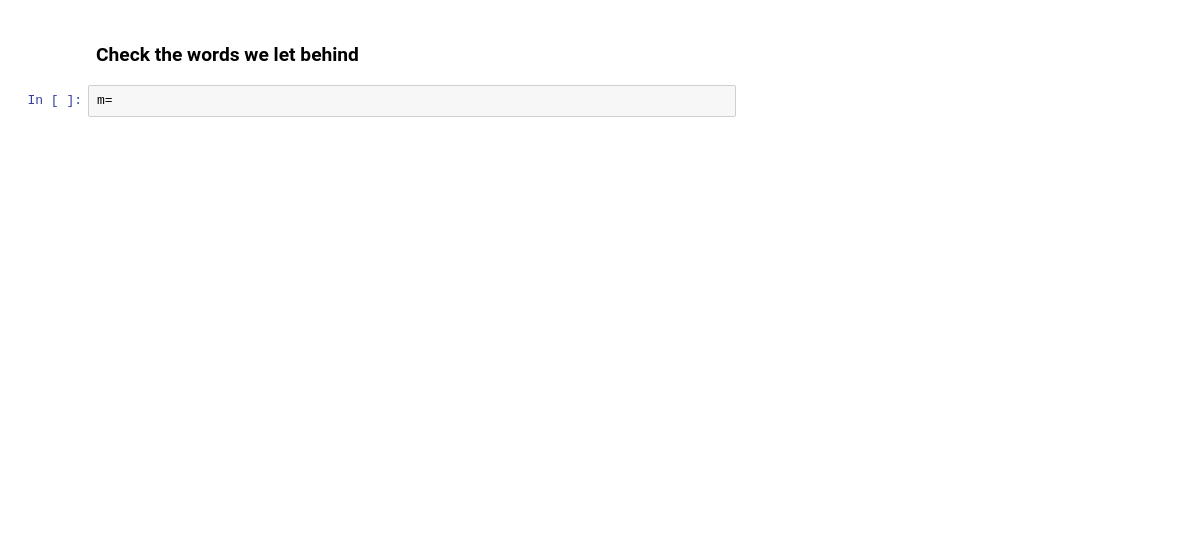
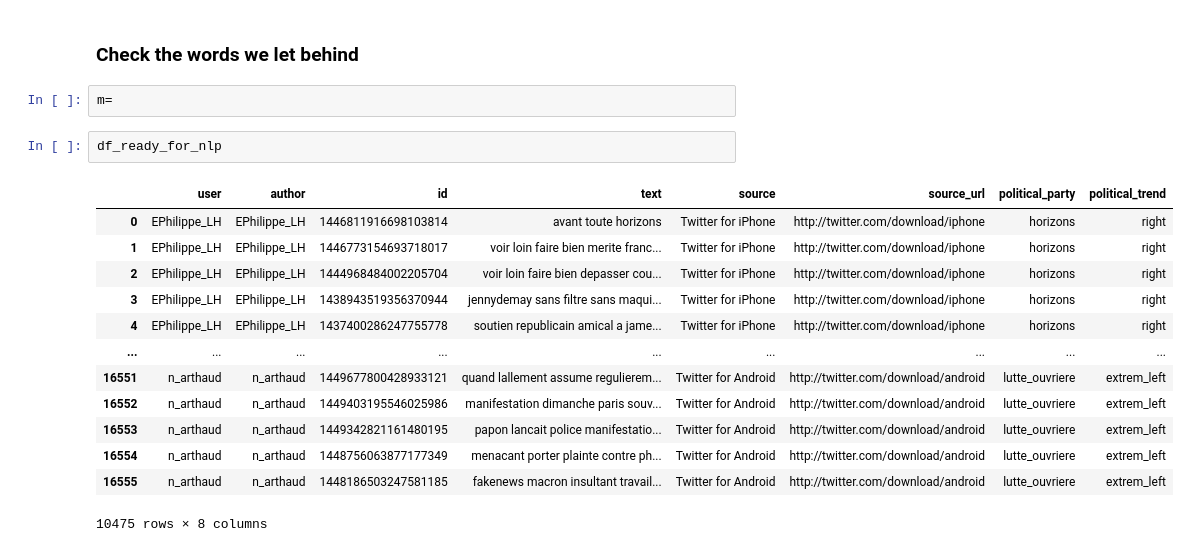
Before and after one commit to AntoineLecoursonnois/Training, a Jupyter notebook: Data_Analysis/Machine_Learning/NLP/Politics_on_twitter/2 - Analyze tweets.ipynb, the cells around one changed output. Saved outputs shown, nothing was run; the diff lists cells and outputs as text; blank space fills up the shorter version.

```diff
--- a/Data_Analysis/Machine_Learning/NLP/Politics_on_twitter/2 - Analyze tweets.ipynb
+++ b/Data_Analysis/Machine_Learning/NLP/Politics_on_twitter/2 - Analyze tweets.ipynb
@@ -453,3 +461,19 @@ sns.barplot(x=plot_index, y=plot_values, color="b")
 ### Check the words we let behind
 # %%
 m=
+# %%
+df_ready_for_nlp
+# %% [output]
+|  | user | author | id | text | source | source_url | political_party | political_trend |
+| 0 | EPhilippe_LH | EPhilippe_LH | 1446811916698103814 | avant toute horizons | Twitter for iPhone | http://twitter.com/download/iphone | horizons | right |
+| 1 | EPhilippe_LH | EPhilippe_LH | 1446773154693718017 | voir loin faire bien merite franc... | Twitter for iPhone | http://twitter.com/download/iphone | horizons | right |
+| 2 | EPhilippe_LH | EPhilippe_LH | 1444968484002205704 | voir loin faire bien depasser cou... | Twitter for iPhone | http://twitter.com/download/iphone | horizons | right |
+| 3 | EPhilippe_LH | EPhilippe_LH | 1438943519356370944 | jennydemay sans filtre sans maqui... | Twitter for iPhone | http://twitter.com/download/iphone | horizons | right |
+| 4 | EPhilippe_LH | EPhilippe_LH | 1437400286247755778 | soutien republicain amical a jame... | Twitter for iPhone | http://twitter.com/download/iphone | horizons | right |
+| ... | ... | ... | ... | ... | ... | ... | ... | ... |
+| 16551 | n_arthaud | n_arthaud | 1449677800428933121 | quand lallement assume regulierem... | Twitter for Android | http://twitter.com/download/android | lutte_ouvriere | extrem_left |
+| 16552 | n_arthaud | n_arthaud | 1449403195546025986 | manifestation dimanche paris souv... | Twitter for Android | http://twitter.com/download/android | lutte_ouvriere | extrem_left |
+| 16553 | n_arthaud | n_arthaud | 1449342821161480195 | papon lancait police manifestatio... | Twitter for Android | http://twitter.com/download/android | lutte_ouvriere | extrem_left |
+| 16554 | n_arthaud | n_arthaud | 1448756063877177349 | menacant porter plainte contre ph... | Twitter for Android | http://twitter.com/download/android | lutte_ouvriere | extrem_left |
+| 16555 | n_arthaud | n_arthaud | 1448186503247581185 | fakenews macron insultant travail... | Twitter for Android | http://twitter.com/download/android | lutte_ouvriere | extrem_left |
+10475 rows × 8 columns
```
Also changed, not shown: parts of 24 cells of this notebook.
